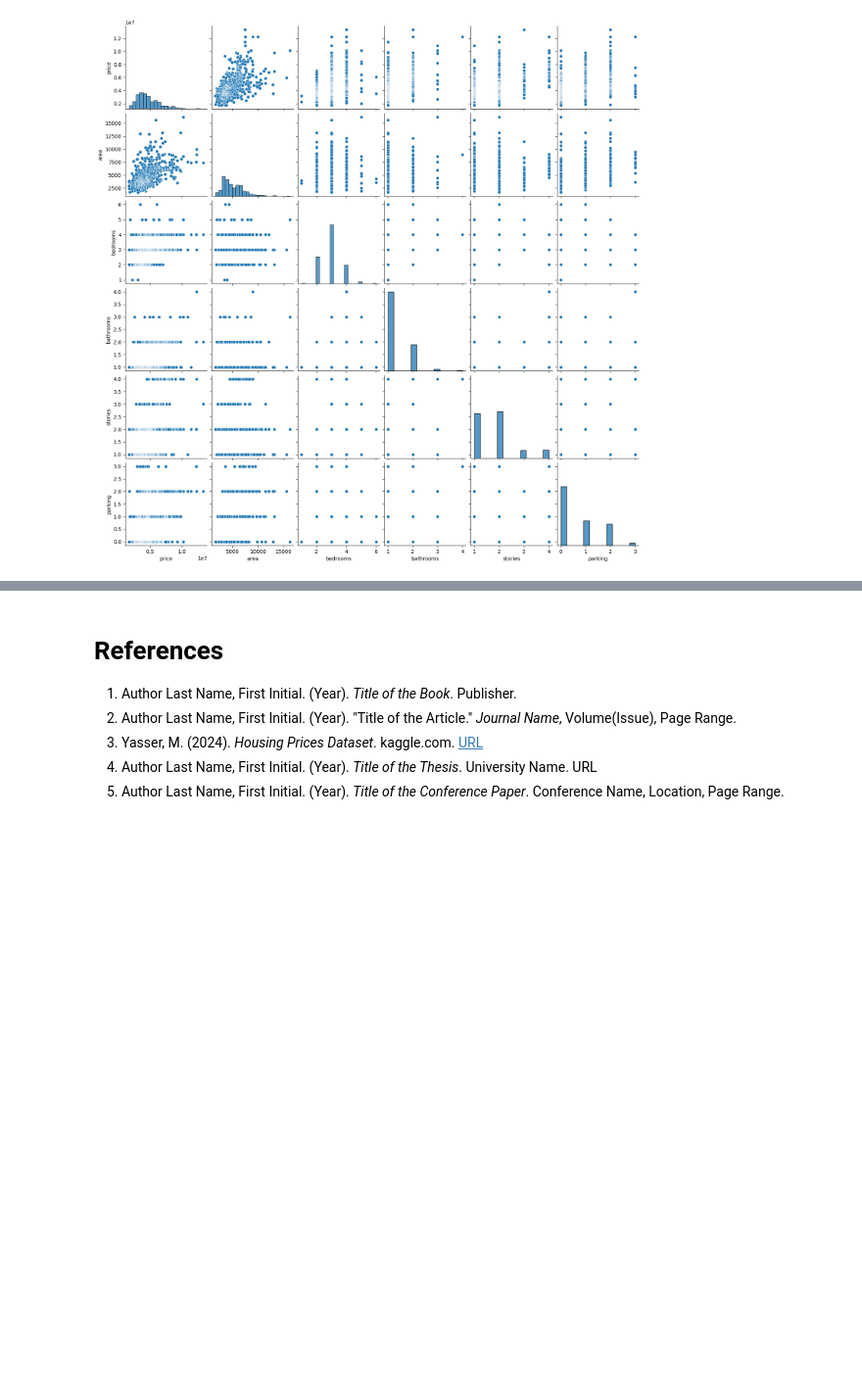
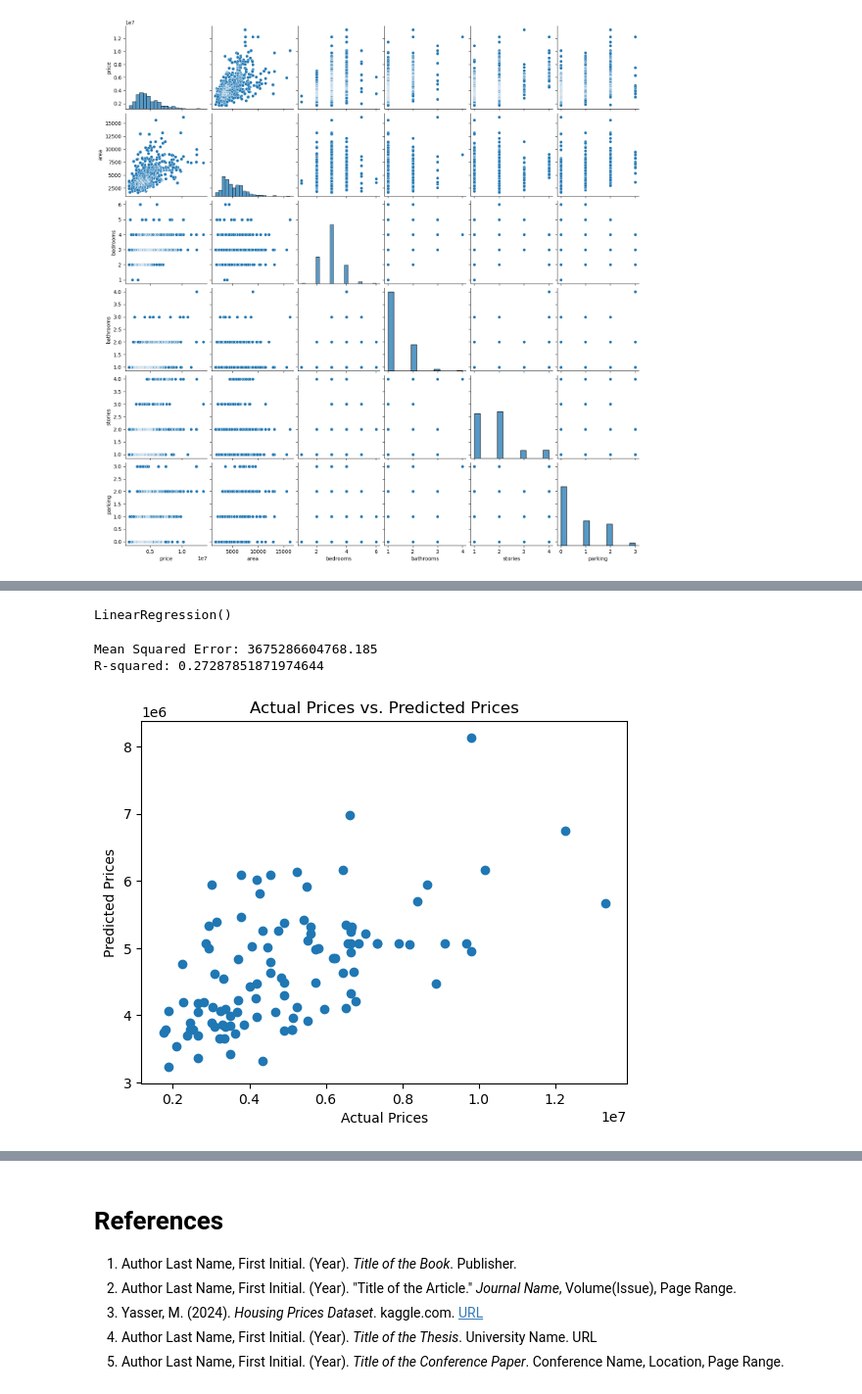
Before and after one commit to PullThePlugItsTooLate/PDAN-T1-LinearRegression-10116408, a Jupyter notebook: housing-prediction-notebook.ipynb, the cells around one changed output, grey strips where cells are left out. Shown at 98% size. Cells and saved outputs as stored; diff of their text form; code cells hidden in the pictures; blank space fills up the shorter version.

```diff
--- a/housing-prediction-notebook.ipynb
+++ b/housing-prediction-notebook.ipynb
@@ -85,0 +137,38 @@ The reason I went with this dataset is because housing prices do not have extrem
+# %%
+# Preprocessing: Selecting features and target variable
+X = HouseDF[['area']]
+y = HouseDF['price']
+# %%
+# Splitting the dataset into training and testing sets
+X_train, X_test, y_train, y_test = train_test_split(X, y, test_size=0.2, random_state=42)
+# %%
+# Building the Linear Regression Model
+model = LinearRegression()
+
+# Fitting the model on the training data
+model.fit(X_train, y_train)
+# %% [output]
+LinearRegression()
+# %%
+# Model Evaluation
+y_pred = model.predict(X_test)
+
+# Mean Squared Error and R-squared for model evaluation
+mse = mean_squared_error(y_test, y_pred)
+r2 = r2_score(y_test, y_pred)
+
+print("Mean Squared Error:", mse)
+print("R-squared:", r2)
+# %% [output]
+Mean Squared Error: 3675286604768.185
+R-squared: 0.27287851871974644
+# %%
+# Predictions and Visualization
+# To visualize the predictions against actual prices, we'll use a scatter plot
+plt.scatter(y_test, y_pred)
+plt.xlabel("Actual Prices")
+plt.ylabel("Predicted Prices")
+plt.title("Actual Prices vs. Predicted Prices")
+plt.show()
+# %% [output]
+[figure, added]
```
Also changed, not shown: parts of 12 cells of this notebook.
